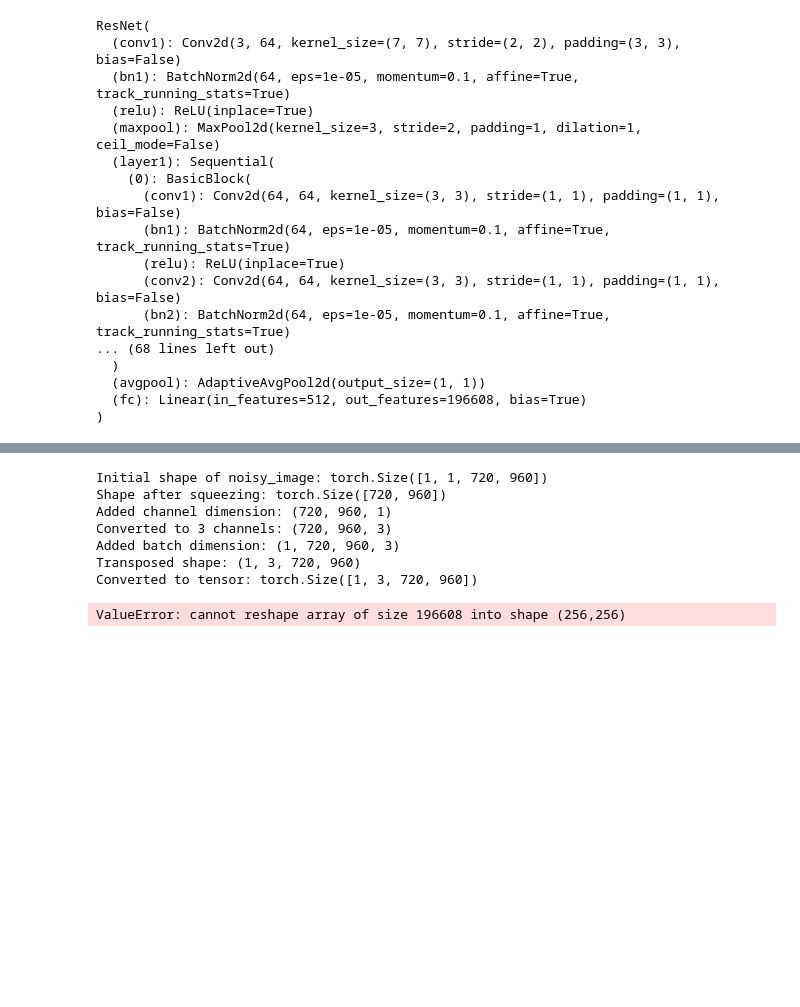
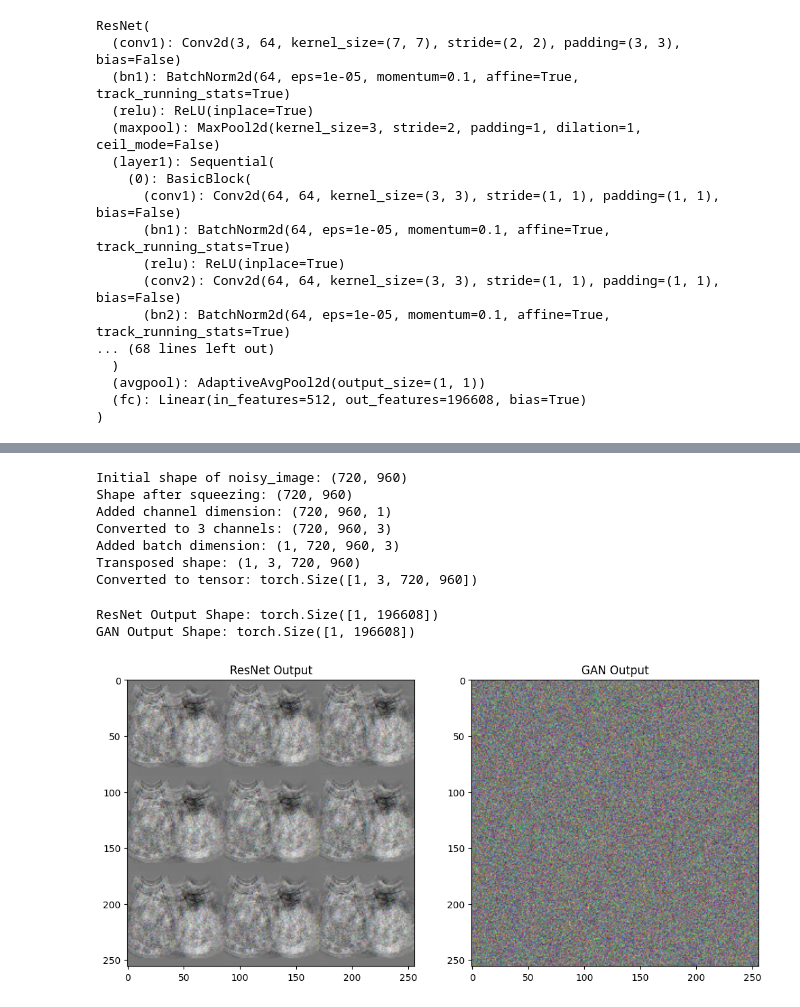
Before and after one commit to NikHerdt/ImageResolutionEnhancement, a Jupyter notebook: testing_models.ipynb, the cells around one changed output, grey strips where cells are left out. Drawn from its saved outputs; the diff is of its cells as text; code cells hidden in the pictures; blank space fills up the shorter version.

```diff
--- a/testing_models.ipynb
+++ b/testing_models.ipynb
@@ -98,20 +98,19 @@ Text(0.5, 1.0, 'Noisy Image')
 # Print the initial shape of noisy_image
 print("Initial shape of noisy_image:", noisy_image.shape)
 
-# Remove unnecessary dimensions
+# Remove unnecessary dimensions if any
 noisy_image = np.squeeze(noisy_image)
 print("Shape after squeezing:", noisy_image.shape)
 
-# Assuming noisy_image is a 2D or 3D numpy array
+# Ensure noisy_image has 3 dimensions (height, width, channels)
 if len(noisy_image.shape) == 2:
     # If noisy_image is 2D (height, width), add a channel dimension
     noisy_image = np.expand_dims(noisy_image, axis=-1)
     print("Added channel dimension:", noisy_image.shape)
 
-# Ensure noisy_image has shape [height, width, channels]
 assert len(noisy_image.shape) == 3, f"noisy_image should have 3 dimensions (height, width, channels), but got {noisy_image.shape}"
 
-# If the image has 1 channel, convert it to 3 channels by duplicating the single channel
+# If the image has only 1 channel, convert it to 3 channels by duplicating the single channel
 if noisy_image.shape[2] == 1:
     noisy_image = np.repeat(noisy_image, 3, axis=2)
     print("Converted to 3 channels:", noisy_image.shape)
@@ -126,38 +125,48 @@ print("Transposed shape:", noisy_image.shape)
 # Convert to a torch tensor
 noisy_image = torch.tensor(noisy_image).float()
 print("Converted to tensor:", noisy_image.shape)
-
-# Run the noisy image through the models
-resnet_output = resnet_model(noisy_image)
-gan_output = gan_model(noisy_image)
 # %% [output]
-Initial shape of noisy_image: torch.Size([1, 1, 720, 960])
-Shape after squeezing: torch.Size([720, 960])
+Initial shape of noisy_image: (720, 960)
+Shape after squeezing: (720, 960)
 Added channel dimension: (720, 960, 1)
 Converted to 3 channels: (720, 960, 3)
 Added batch dimension: (1, 720, 960, 3)
 Transposed shape: (1, 3, 720, 960)
 Converted to tensor: torch.Size([1, 3, 720, 960])
+# %%
+# Run the noisy image through the models
+with torch.no_grad():
+    resnet_output = resnet_model(noisy_image)
+    gan_output = gan_model(noisy_image)
+# %%
+# Print the shapes of the model outputs
+print("ResNet Output Shape:", resnet_output.shape)
+print("GAN Output Shape:", gan_output.shape)
+# %% [output]
+ResNet Output Shape: torch.Size([1, 196608])
+GAN Output Shape: torch.Size([1, 196608])
+# %%
+# Reshape the outputs to [height, width, channels]
+# The output size 196608 corresponds to 256x256x3, so reshape accordingly
+
+height, width, channels = 256, 256, 3  # Expected output shape for images
+
+# Reshape the outputs into [height, width, channels]
+resnet_output = resnet_output.reshape((height, width, channels)).detach().cpu().numpy()
+gan_output = gan_output.reshape((height, width, channels)).detach().cpu().numpy()
+# %%
+# Normalize the output images for display (if necessary, depending on the range of values)
+resnet_output = (resnet_output - np.min(resnet_output)) / (np.max(resnet_output) - np.min(resnet_output))
+gan_output = (gan_output - np.min(gan_output)) / (np.max(gan_output) - np.min(gan_output))
 # %%
-import numpy as np
-import matplotlib.pyplot as plt
-
-# Assuming resnet_output and gan_output are already numpy arrays
-# Reshape the outputs to [height, width]
-height, width = 256, 256
-
-# Reshape the outputs
-resnet_output = resnet_output.reshape((height, width))
-gan_output = gan_output.reshape((height, width))
-
 # Display the output images
 plt.figure(figsize=(12, 6))
 plt.subplot(1, 2, 1)
-plt.imshow(resnet_output, cmap='gray')
+plt.imshow(resnet_output)
 plt.title("ResNet Output")
 plt.subplot(1, 2, 2)
-plt.imshow(gan_output, cmap='gray')
+plt.imshow(gan_output)
 plt.title("GAN Output")
 plt.show()
 # %% [output]
-ValueError: cannot reshape array of size 196608 into shape (256,256)
+[figure, added]
```
Also changed, not shown: parts of 6 cells of this notebook.
